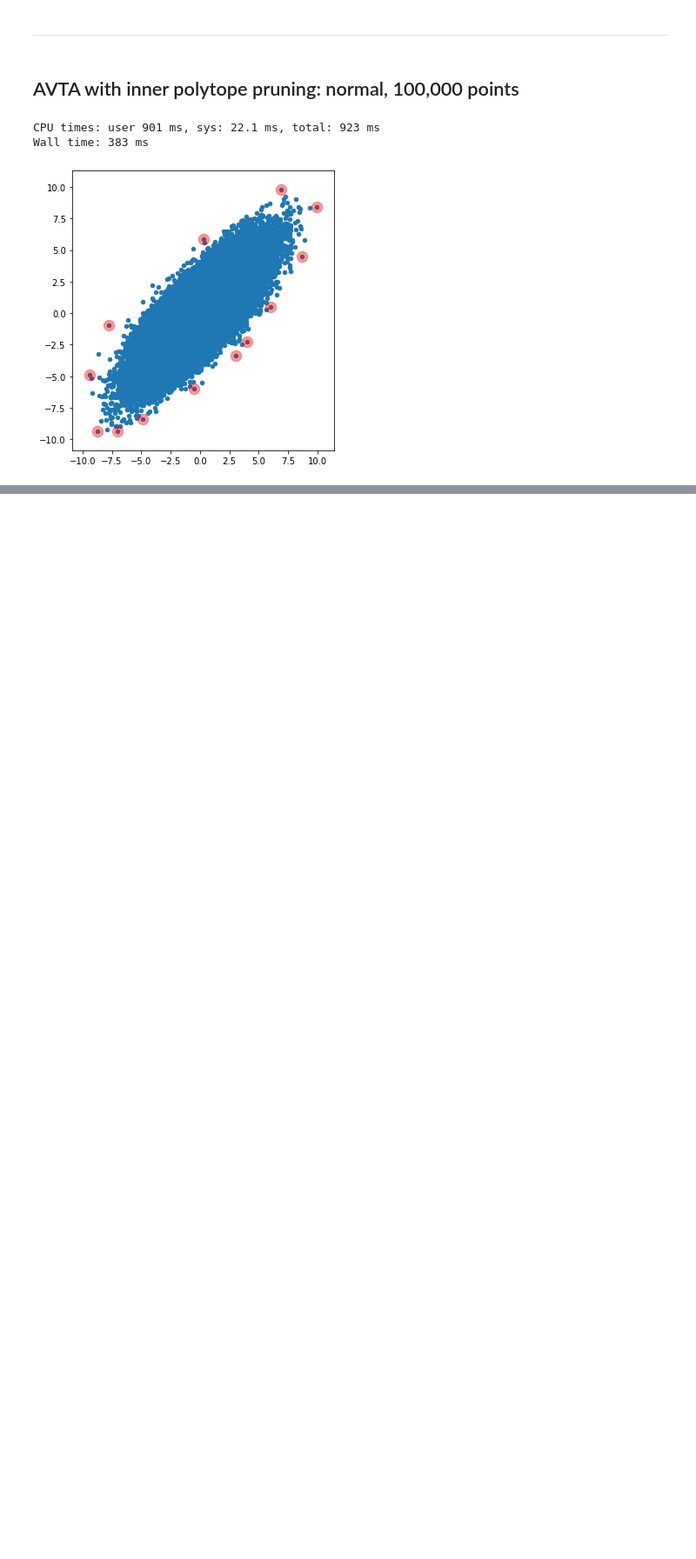
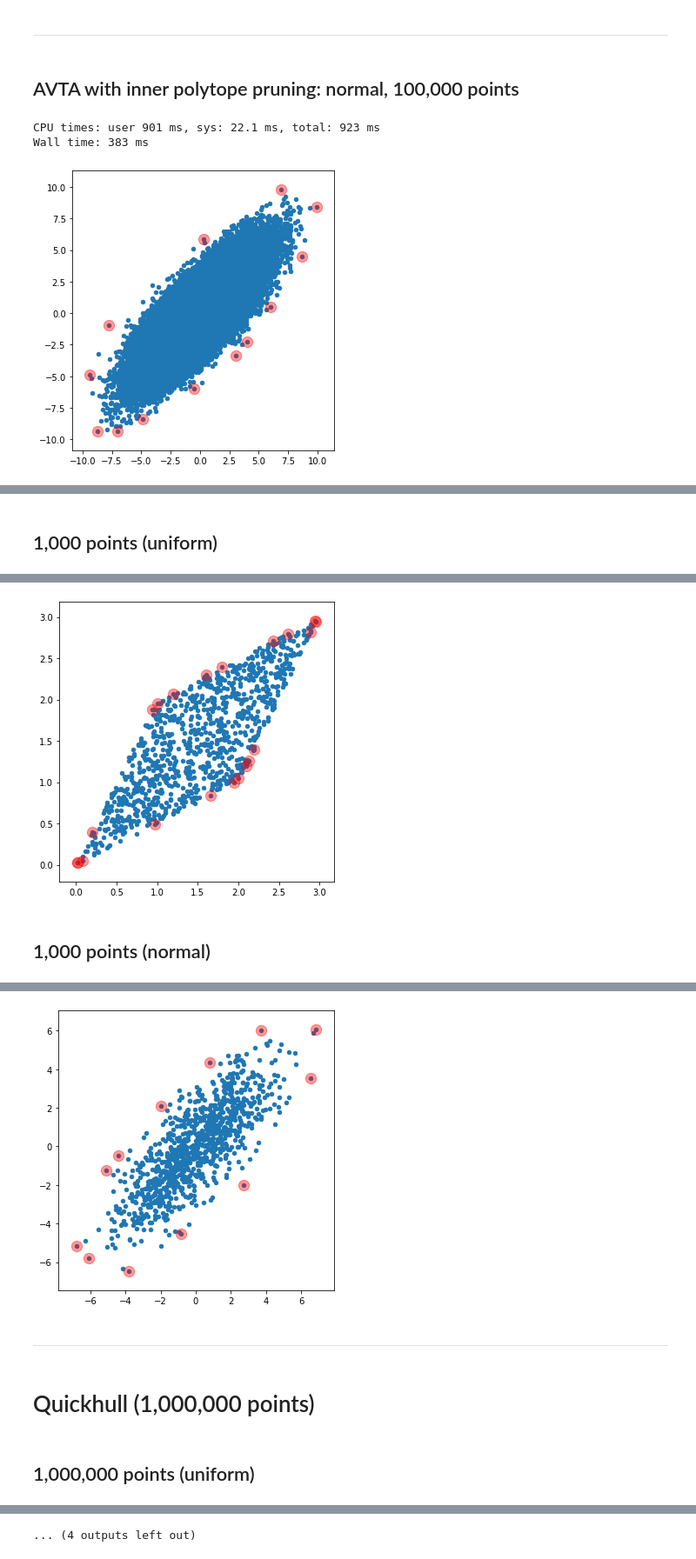
Before and after one commit to aldanor/avta-convex-hull, a Jupyter notebook: avta-triangle.ipynb, the cells around one changed output, grey strips where cells are left out. Shown: that part at 87% size. Drawn from its saved outputs; the diff is of its cells as text; code cells hidden in the pictures; blank space fills up the shorter version.

Commit message:
Add quickhull algorithm

```diff
--- a/avta-triangle.ipynb
+++ b/avta-triangle.ipynb
@@ -265,0 +272,14 @@ Wall time: 383 ms
+# %%
+def qhull(S):
+    hull = scipy.spatial.ConvexHull(S)
+    out = np.zeros(len(S), bool)
+    out[hull.vertices] = True
+    return out
+# %%
+for n in (1000, 1_000_000):
+    md('---')
+    md(f'# Quickhull ({n:,d} points)')
+    for dist in ('uniform', 'normal'):
+        md(f'## {n:,d} points ({dist})')
+        plot_hull(qhull, n, dist=dist)
+# %% [output]
@@ -265,0 +288 @@ Wall time: 383 ms
+## 1,000 points (uniform)
@@ -265,0 +291,2 @@ Wall time: 383 ms
+[figure, added]
+## 1,000 points (normal)
@@ -265,0 +295,4 @@ Wall time: 383 ms
+[figure, added]
+---
+# Quickhull (1,000,000 points)
+## 1,000,000 points (uniform)
@@ -265,0 +301 @@ Wall time: 383 ms
+... (4 outputs left out)
```
Also changed, not shown: parts of 2 cells of this notebook.
